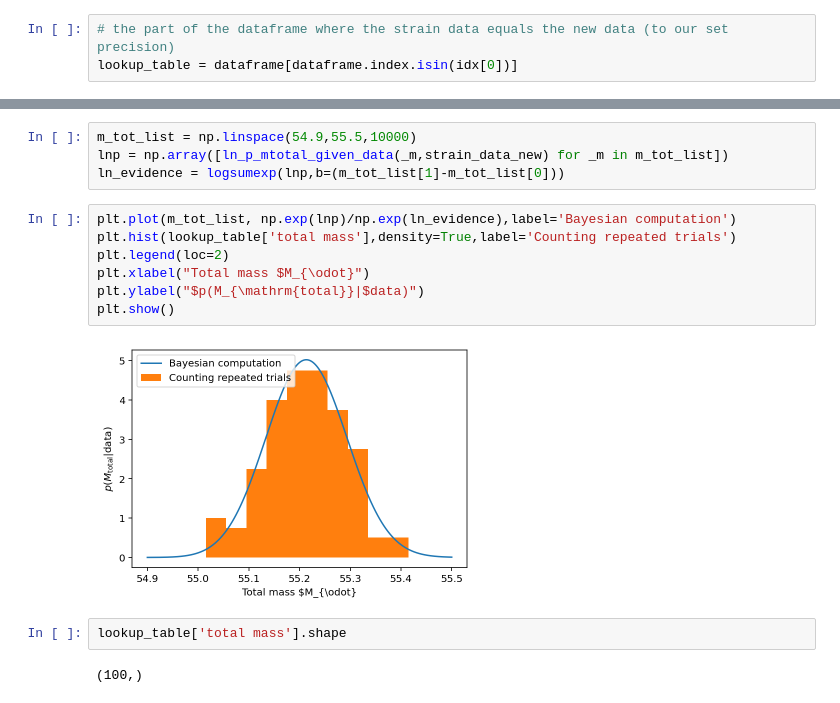
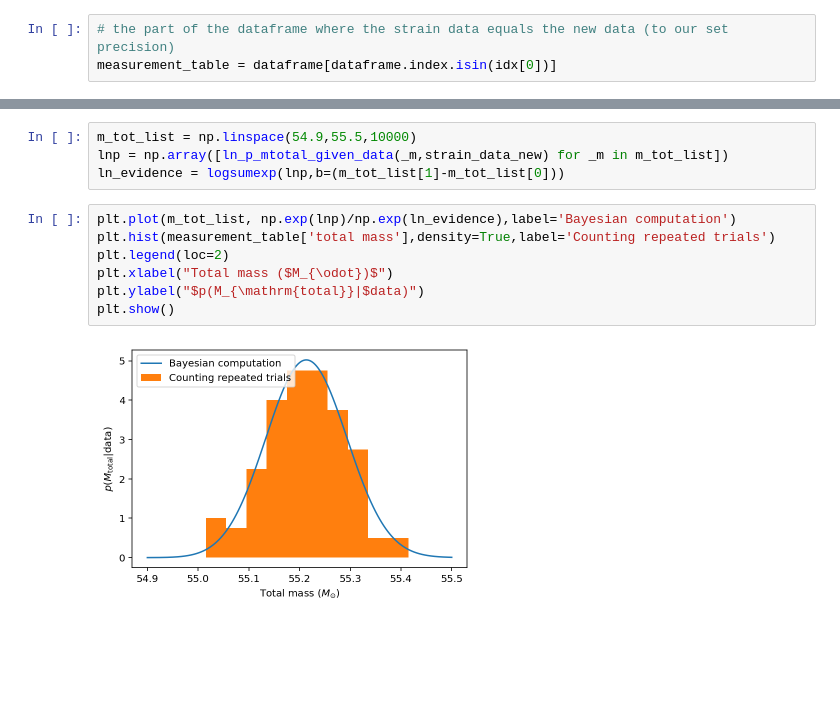
Before and after one commit to rory-smith/Lectures-on-inference-in-GW-astronomy, a Jupyter notebook: GW_data_in_a_toy_universe.ipynb, the cells around one changed output, grey strips where cells are left out. Saved outputs shown, nothing was run; the diff lists cells and outputs as text; blank space fills up the shorter version.

```diff
--- a/GW_data_in_a_toy_universe.ipynb
+++ b/GW_data_in_a_toy_universe.ipynb
@@ -141,7 +141,7 @@ precision = 24 #number of decimal places to round data
 idx = np.where(np.around(strain_data,precision)==np.around(strain_data_new, precision))
 # %%
 # the part of the dataframe where the strain data equals the new data (to our set precision)
-lookup_table = dataframe[dataframe.index.isin(idx[0])]
+measurement_table = dataframe[dataframe.index.isin(idx[0])]
 # %%
 # this contains the total masses that produce strain data equal to what we just "measured"
 # with this, we can estimate the probability of a the total mass given our newly measured data by counting
@@ -198,14 +198,10 @@ lnp = np.array([ln_p_mtotal_given_data(_m,strain_data_new) for _m in m_tot_list]
 ln_evidence = logsumexp(lnp,b=(m_tot_list[1]-m_tot_list[0]))
 # %%
 plt.plot(m_tot_list, np.exp(lnp)/np.exp(ln_evidence),label='Bayesian computation')
-plt.hist(lookup_table['total mass'],density=True,label='Counting repeated trials')
+plt.hist(measurement_table['total mass'],density=True,label='Counting repeated trials')
 plt.legend(loc=2)
-plt.xlabel("Total mass $M_{\odot}")
+plt.xlabel("Total mass ($M_{\odot})$")
 plt.ylabel("$p(M_{\mathrm{total}}|$data)")
 plt.show()
 # %% [output]
-[figure, old version]
+[figure, new version]
-# %%
-lookup_table['total mass'].shape
-# %% [output]
-(100,)
```
Also changed, not shown: parts of 2 cells of this notebook.
